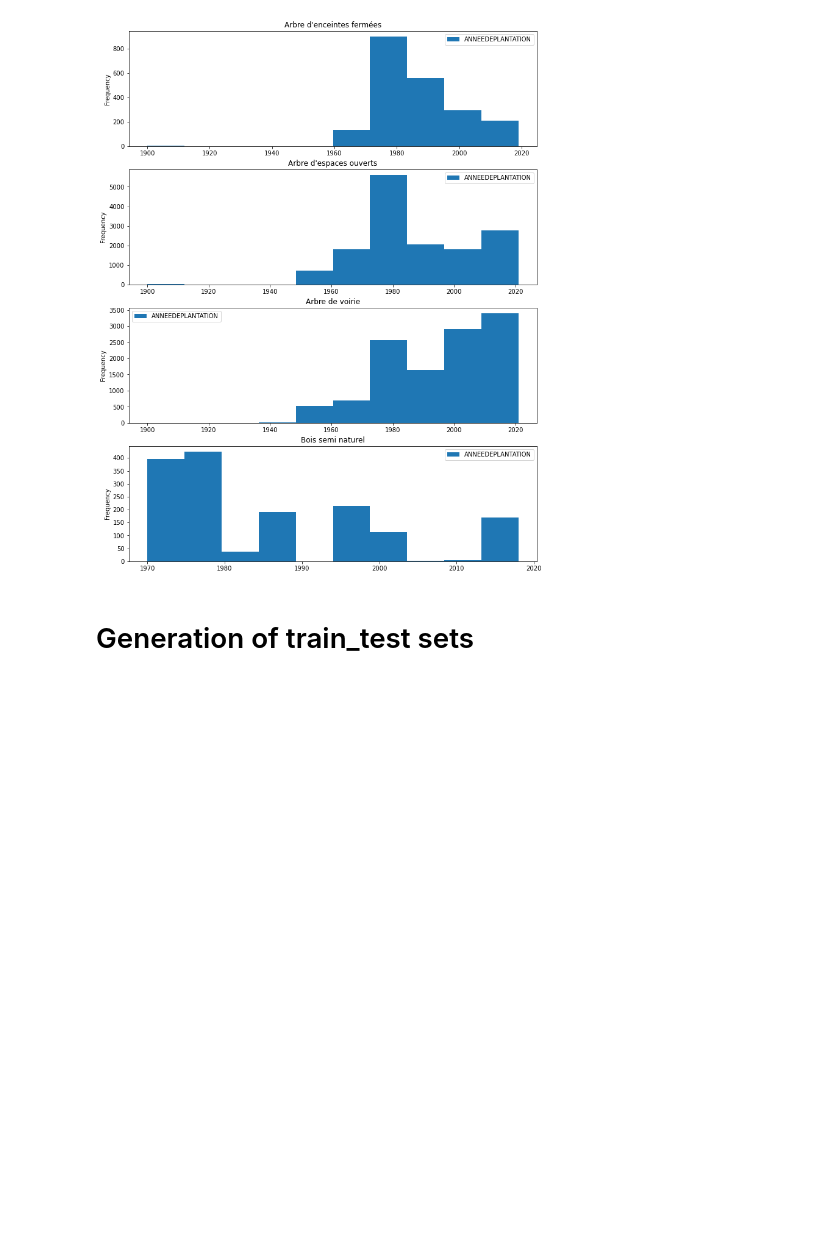
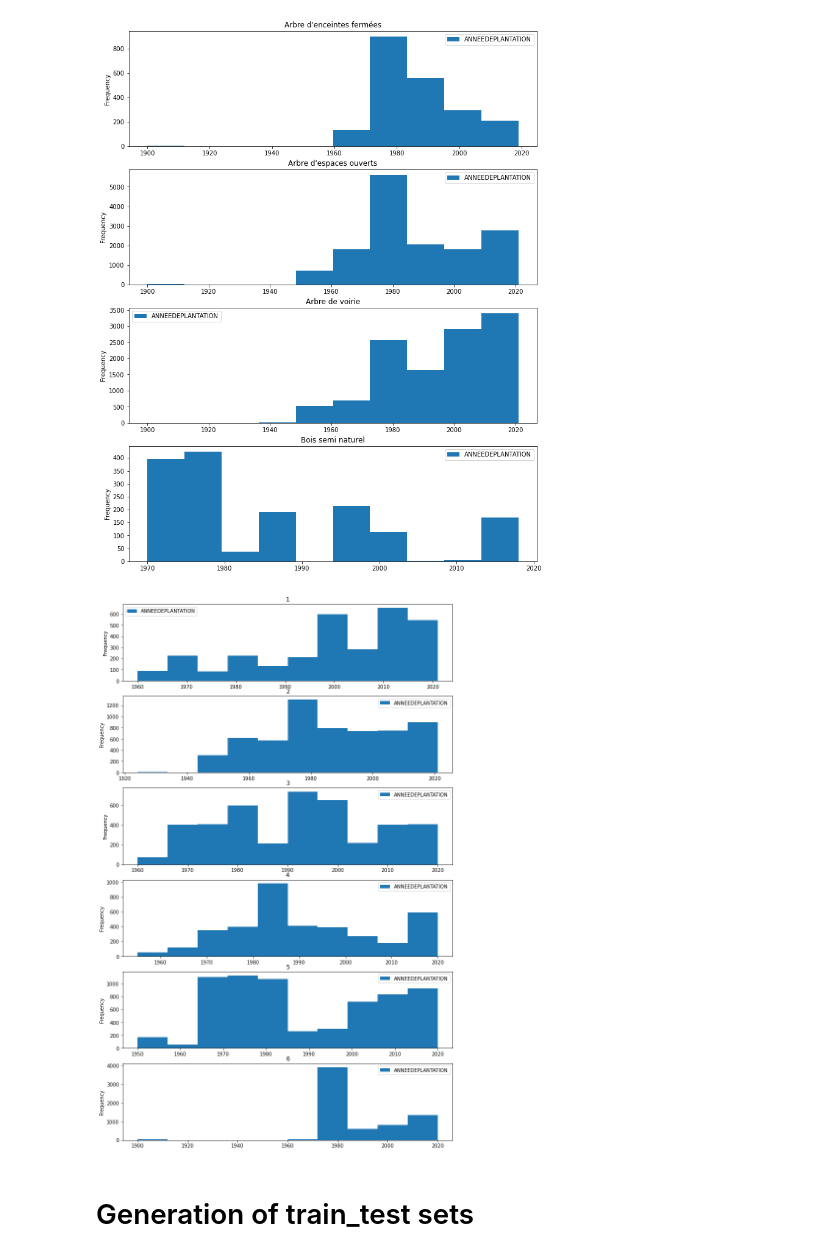
Before and after one commit to RaphaelBouvet/ML_1, a Jupyter notebook: notebooks/ML_pipeline.ipynb, the cells around one changed output. Cells and saved outputs as stored; diff of their text form; code cells hidden in the pictures; blank space fills up the shorter version.

```diff
--- a/notebooks/ML_pipeline.ipynb
+++ b/notebooks/ML_pipeline.ipynb
@@ -60,6 +83,10 @@ trees_clean.plot(kind='hist',column='ANNEEDEPLANTATION',by='STADEDEDEVELOPPEMENT
 trees_clean.plot(kind='hist',column='ANNEEDEPLANTATION',by='SOUS_CATEGORIE_DESC',subplots=True,figsize=(12,16));
 # %% [output]
 [figure]
+# %%
+trees_clean.plot(kind='hist',column='ANNEEDEPLANTATION',by='ADR_SECTEUR',subplots=True,figsize=(12,20));
+# %% [output]
+[figure, added]
 # %% [markdown]
 # Generation of train_test sets
 # %%
```
Also changed, not shown: parts of 10 cells of this notebook, 6 other files.
